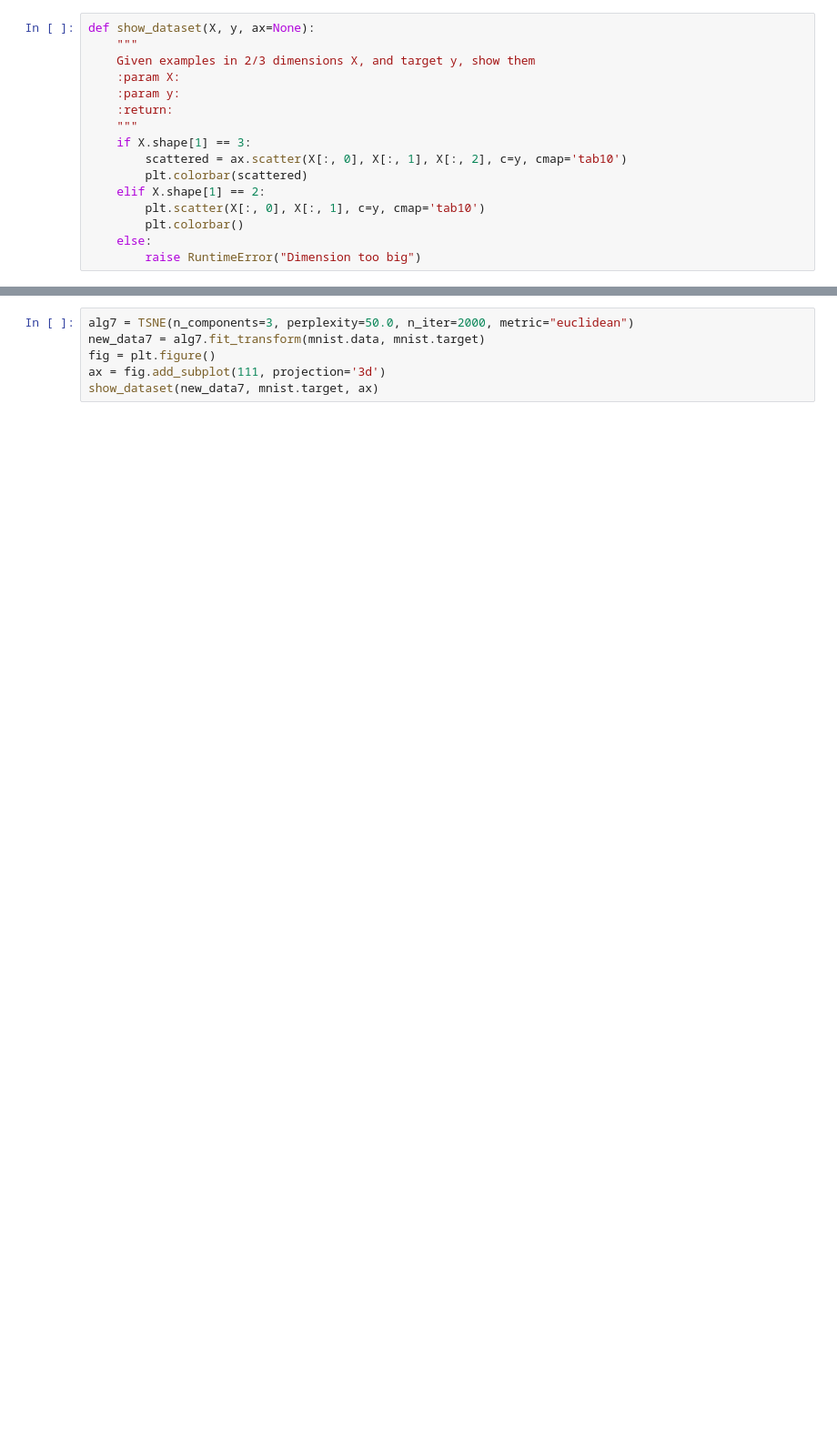
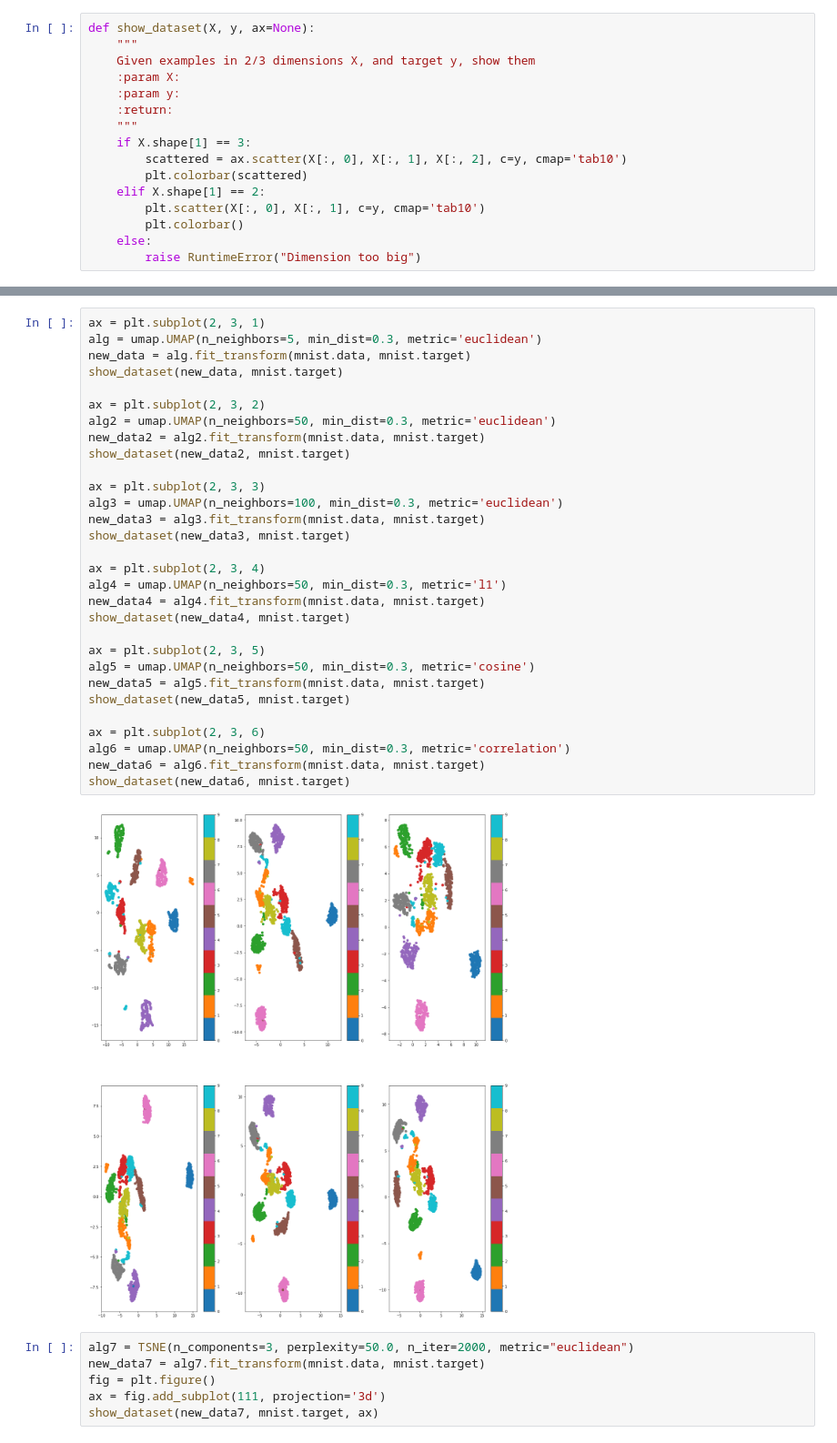
Before and after one commit to lioritan/Side-Projects, a Jupyter notebook: visualization_stuff/visualise_digits.ipynb, the cells around one changed output, grey strips where cells are left out. Shown at 91% size. Saved outputs shown, nothing was run; the diff lists cells and outputs as text; blank space fills up the shorter version.

```diff
--- a/visualization_stuff/visualise_digits.ipynb
+++ b/visualization_stuff/visualise_digits.ipynb
@@ -61,3 +62,35 @@ show_dataset(new_data6, mnist.target)
+# %%
+ax = plt.subplot(2, 3, 1)
+alg = umap.UMAP(n_neighbors=5, min_dist=0.3, metric='euclidean')
+new_data = alg.fit_transform(mnist.data, mnist.target)
+show_dataset(new_data, mnist.target)
+
+ax = plt.subplot(2, 3, 2)
+alg2 = umap.UMAP(n_neighbors=50, min_dist=0.3, metric='euclidean')
+new_data2 = alg2.fit_transform(mnist.data, mnist.target)
+show_dataset(new_data2, mnist.target)
+
+ax = plt.subplot(2, 3, 3)
+alg3 = umap.UMAP(n_neighbors=100, min_dist=0.3, metric='euclidean')
+new_data3 = alg3.fit_transform(mnist.data, mnist.target)
+show_dataset(new_data3, mnist.target)
+
+ax = plt.subplot(2, 3, 4)
+alg4 = umap.UMAP(n_neighbors=50, min_dist=0.3, metric='l1')
+new_data4 = alg4.fit_transform(mnist.data, mnist.target)
+show_dataset(new_data4, mnist.target)
+
+ax = plt.subplot(2, 3, 5)
+alg5 = umap.UMAP(n_neighbors=50, min_dist=0.3, metric='cosine')
+new_data5 = alg5.fit_transform(mnist.data, mnist.target)
+show_dataset(new_data5, mnist.target)
+
+ax = plt.subplot(2, 3, 6)
+alg6 = umap.UMAP(n_neighbors=50, min_dist=0.3, metric='correlation')
+new_data6 = alg6.fit_transform(mnist.data, mnist.target)
+show_dataset(new_data6, mnist.target)
+# %% [output]
+[figure, added]
 # %%
 alg7 = TSNE(n_components=3, perplexity=50.0, n_iter=2000, metric="euclidean")
 new_data7 = alg7.fit_transform(mnist.data, mnist.target)
```
Also changed, not shown: parts of 3 cells of this notebook, 18 other files.
